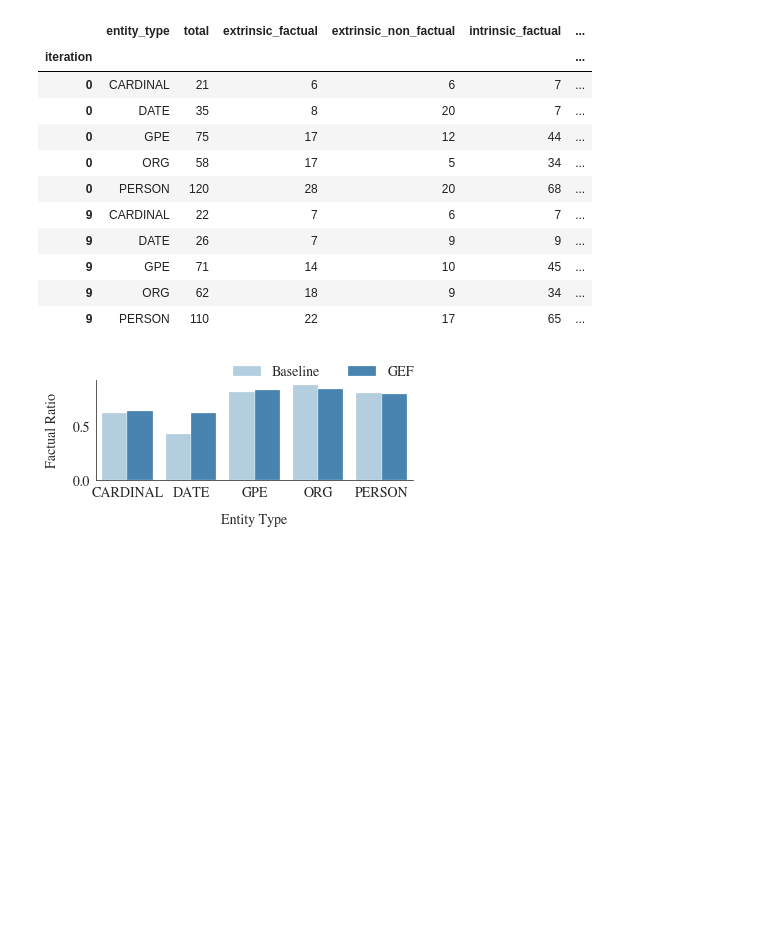
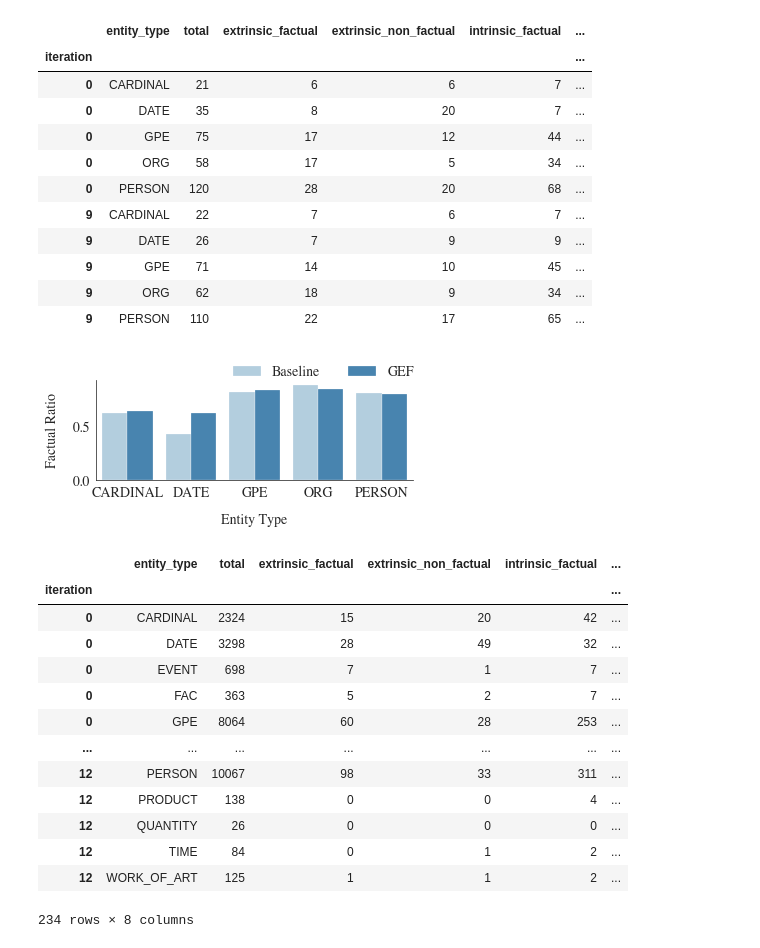
Before and after one commit to danton-nlp/GEF, a Jupyter notebook: entity_types.ipynb, the cells around one changed output. Drawn from its saved outputs; the diff is of its cells as text; code cells hidden in the pictures; blank space fills up the shorter version.

```diff
--- a/entity_types.ipynb
+++ b/entity_types.ipynb
@@ -224,3 +224,74 @@ plt.savefig("plots/entity_types.pdf")
 # ax
 # %% [output]
 [figure]
+# %%
+import pandas as pd
+import json
+
+ent_type_map = {
+    "DATE": "Date",
+    "PERSON": "Person",
+    "PERSON": "Person",
+    "GPE": "Location",
+    "LOC": "Location",
+    "CARDINAL": "Numeric",
+    "MONEY": "Numeric",
+    "ORDINAL": "Numeric",
+    "FAC": "FAC",
+    "ORG": "ORG"
+}
+
+def map_entity_type(ent_type):
+    if ent_type in ent_type_map:
+        return ent_type_map[ent_type]
+    else:
+        return ent_type
+
+
+def read_logs(path):
+    with open(
+        path,
+        "r"
+    ) as f:
+        iteration_logs = json.load(f)
+
+    data = []
+    for iteration in iteration_logs:
+        for ent_type in iteration["factuality_entities"]["type"].keys():
+            ent_stats = iteration["factuality_entities"]["type"][ent_type]
+            result_obj = {
+                "iteration": iteration["iteration"],
+                "entity_type": ent_type,
+                "total": ent_stats["total"],
+                "extrinsic_factual": ent_stats["Factual Hallucination"] if "Factual Hallucination" in ent_stats else 0,
+                "extrinsic_non_factual": ent_stats["Non-factual Hallucination"] if "Non-factual Hallucination" in ent_stats else 0,
+                "intrinsic_factual": ent_stats["Non-hallucinated"] if "Non-hallucinated" in ent_stats else 0,
+                "intrinsic_non_factual": ent_stats["Intrinsic Hallucination"] if "Intrinsic Hallucination" in ent_stats else 0,
+                "unknown": ent_stats["Unknown"] if "Unknown" in ent_stats else 0,
+            }
+            data.append(result_obj)
+
+    df = pd.DataFrame(data).set_index("iteration")
+    df["annotated"] = df["total"] - df["unknown"]
+    return df, iteration_logs
+
+df_clf, logs_clf = read_logs(
+    f"results/iteration-changes/bart-full-classifier-knnv1.json"
+)
+
+df_clf
+# %% [output]
+|  | entity_type | total | extrinsic_factual | extrinsic_non_factual | intrinsic_factual | ... |
+| iteration |  |  |  |  |  | ... |
+| 0 | CARDINAL | 2324 | 15 | 20 | 42 | ... |
+| 0 | DATE | 3298 | 28 | 49 | 32 | ... |
+| 0 | EVENT | 698 | 7 | 1 | 7 | ... |
+| 0 | FAC | 363 | 5 | 2 | 7 | ... |
+| 0 | GPE | 8064 | 60 | 28 | 253 | ... |
+| ... | ... | ... | ... | ... | ... | ... |
+| 12 | PERSON | 10067 | 98 | 33 | 311 | ... |
+| 12 | PRODUCT | 138 | 0 | 0 | 4 | ... |
+| 12 | QUANTITY | 26 | 0 | 0 | 0 | ... |
+| 12 | TIME | 84 | 0 | 1 | 2 | ... |
+| 12 | WORK_OF_ART | 125 | 1 | 1 | 2 | ... |
+234 rows × 8 columns
```
Also changed, not shown: parts of 3 cells of this notebook, 2 other files.
